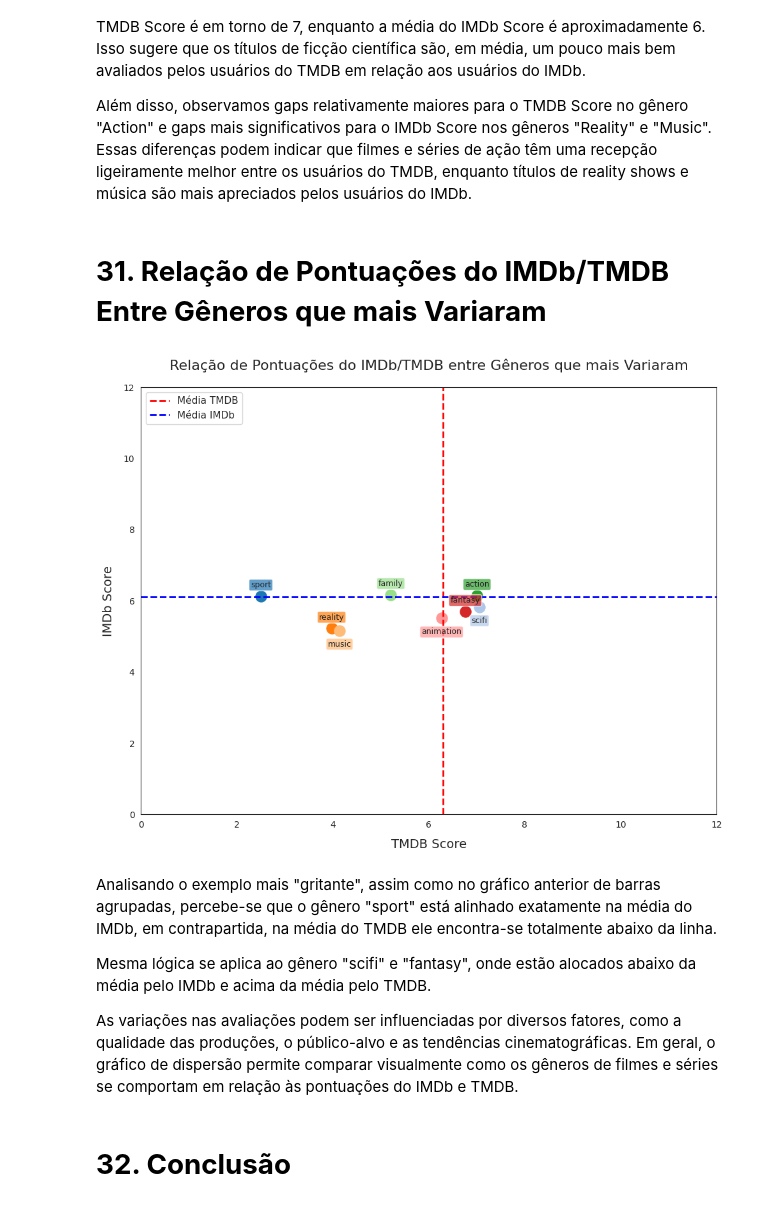
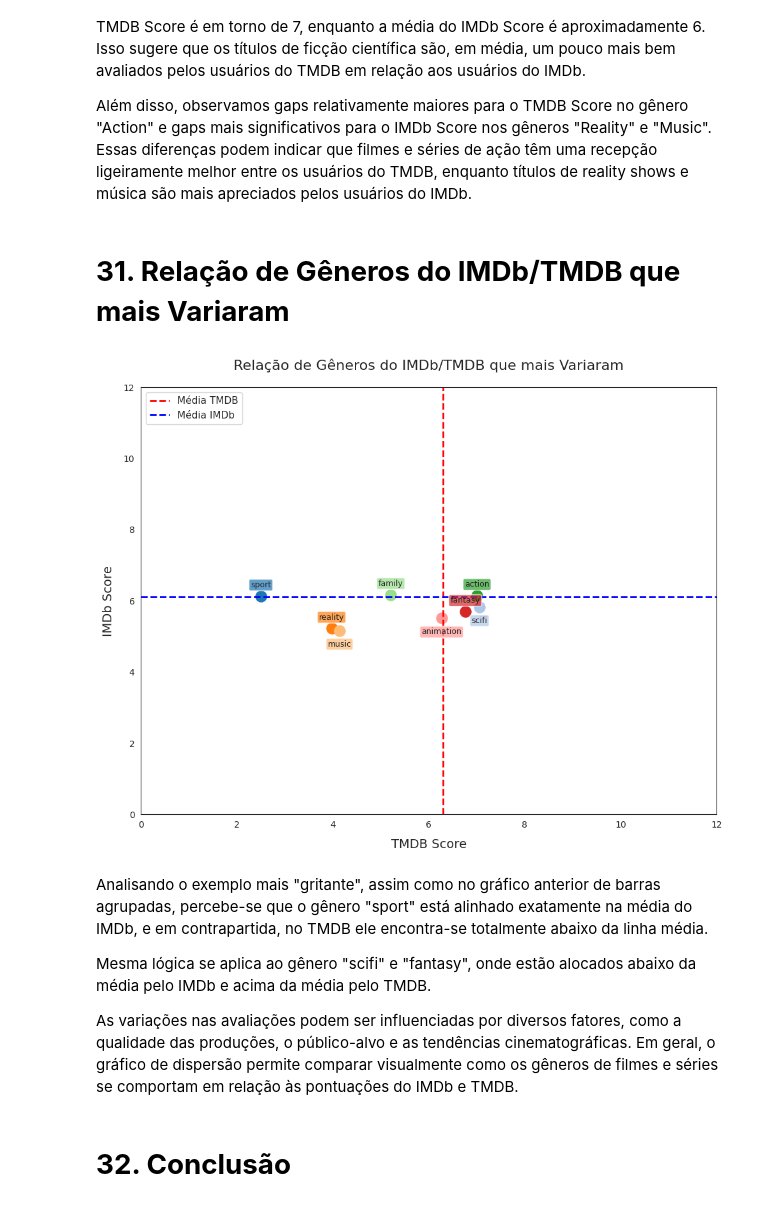
Before and after one commit to vfoliveiras/hbo-max-series-e-filmes, a Jupyter notebook: HBO_Max.ipynb, the cells around one changed output. Saved outputs shown, nothing was run; the diff lists cells and outputs as text; code cells hidden in the pictures.

```diff
--- a/HBO_Max.ipynb
+++ b/HBO_Max.ipynb
@@ -1359,7 +1360,7 @@ Outro destaque é o pequeno, mas relevante, gap no gênero "Sci-Fi", onde a méd
 
 Além disso, observamos gaps relativamente maiores para o TMDB Score no gênero "Action" e gaps mais significativos para o IMDb Score nos gêneros "Reality" e "Music". Essas diferenças podem indicar que filmes e séries de ação têm uma recepção ligeiramente melhor entre os usuários do TMDB, enquanto títulos de reality shows e música são mais apreciados pelos usuários do IMDb.
 # %% [markdown]
-# **31. Relação de Pontuações do IMDb/TMDB Entre Gêneros que mais Variaram**
+# **31. Relação de Gêneros do IMDb/TMDB que mais Variaram**
 # %%
 # Filtrar o DataFrame para incluir apenas os gêneros selecionados
 selected_genres = ['sport', 'scifi', 'reality', 'music', 'action', 'family', 'fantasy', 'animation']
@@ -1385,37 +1386,37 @@ for i, genre in enumerate(selected_genres):
         plt.scatter(tmdb_mean_genre, imdb_mean_genre, color=colors[i], marker='o', s=150)
         plt.annotate(genre, (tmdb_mean_genre, imdb_mean_genre), textcoords="offset points", xytext=(0, -18), ha='center', fontsize=9, bbox=dict(boxstyle='round,pad=0.2', fc=colors[i], alpha=0.7))
     elif genre in ['music', 'animation']:
         plt.scatter(tmdb_mean_genre, imdb_mean_genre, color=colors[i], marker='o', s=150)
         plt.annotate(genre, (tmdb_mean_genre, imdb_mean_genre), textcoords="offset points", xytext=(0, -18), ha='center', fontsize=9, bbox=dict(boxstyle='round,pad=0.2', fc=colors[i], alpha=0.7))
     else:
         plt.scatter(tmdb_mean_genre, imdb_mean_genre, color=colors[i], marker='o', s=150)
         plt.annotate(genre, (tmdb_mean_genre, imdb_mean_genre), textcoords="offset points", xytext=(0, 10), ha='center', fontsize=9, bbox=dict(boxstyle='round,pad=0.2', fc=colors[i], alpha=0.7))
 
 # Adicionar as linhas das médias gerais do IMDb e TMDB
 imdb_mean = df['imdb_score'].mean()
 tmdb_mean = df['tmdb_score'].mean()
 plt.axvline(x=tmdb_mean, color='red', linestyle='--', linewidth=2, label='Média TMDB')
 plt.axhline(y=imdb_mean, color='blue', linestyle='--', linewidth=2, label='Média IMDb')
 
 # Definir os limites dos eixos x e y
 plt.xlim(0, 12)
 plt.ylim(0, 12)
 
 # Configurar os eixos e o título do gráfico
 plt.xlabel('TMDB Score', fontsize=14, labelpad=10)
 plt.ylabel('IMDb Score', fontsize=14, labelpad=10)
-plt.title('Relação de Pontuações do IMDb/TMDB entre Gêneros que mais Variaram', fontsize=16, pad=20)
+plt.title('Relação de Gêneros do IMDb/TMDB que mais Variaram', fontsize=16, pad=20)
 
 # Adicionar a legenda apenas para as linhas das médias do IMDb e TMDB
 plt.legend(fontsize=11, loc='upper left')
 
 # Mostrar o gráfico
 plt.tight_layout()
 plt.show()
 # %% [output]
-[figure, old version]
+[figure, new version]
 # %% [markdown]
-Analisando o exemplo mais "gritante", assim como no gráfico anterior de barras agrupadas, percebe-se que o gênero "sport" está alinhado exatamente na média do IMDb, em contrapartida, na média do TMDB ele encontra-se totalmente abaixo da linha.
+Analisando o exemplo mais "gritante", assim como no gráfico anterior de barras agrupadas, percebe-se que o gênero "sport" está alinhado exatamente na média do IMDb, e em contrapartida, no TMDB ele encontra-se totalmente abaixo da linha média.
 
 Mesma lógica se aplica ao gênero "scifi" e "fantasy", onde estão alocados abaixo da média pelo IMDb e acima da média pelo TMDB.
 
```
Also changed, not shown: parts of 9 cells of this notebook.
